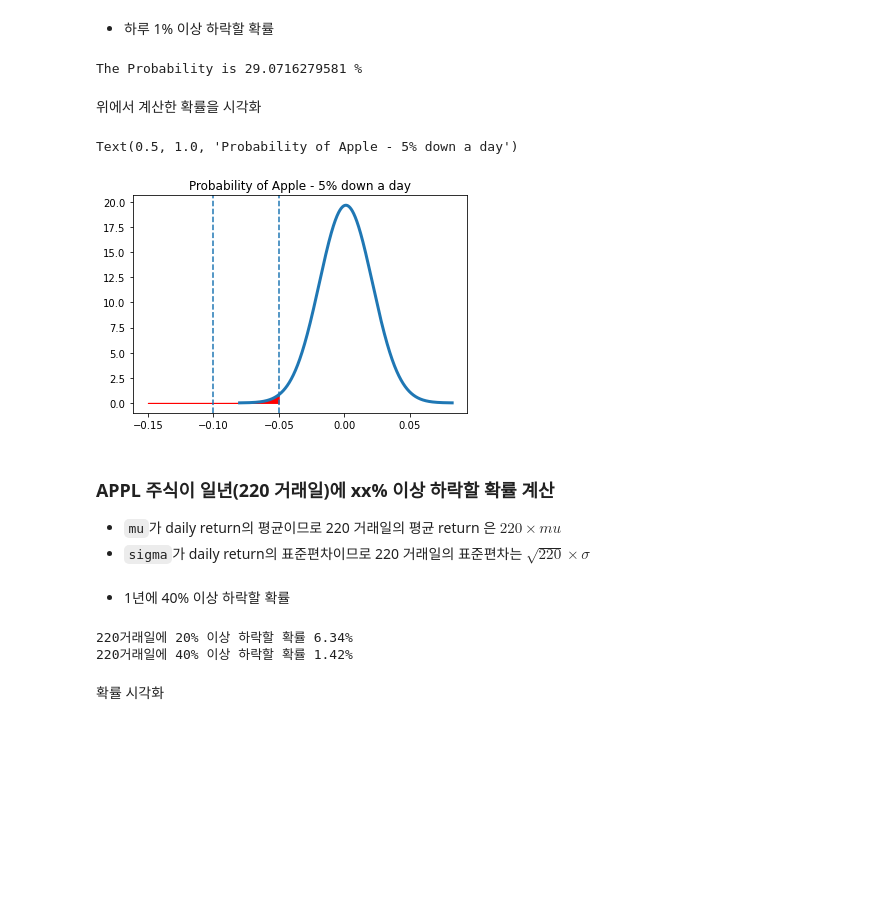
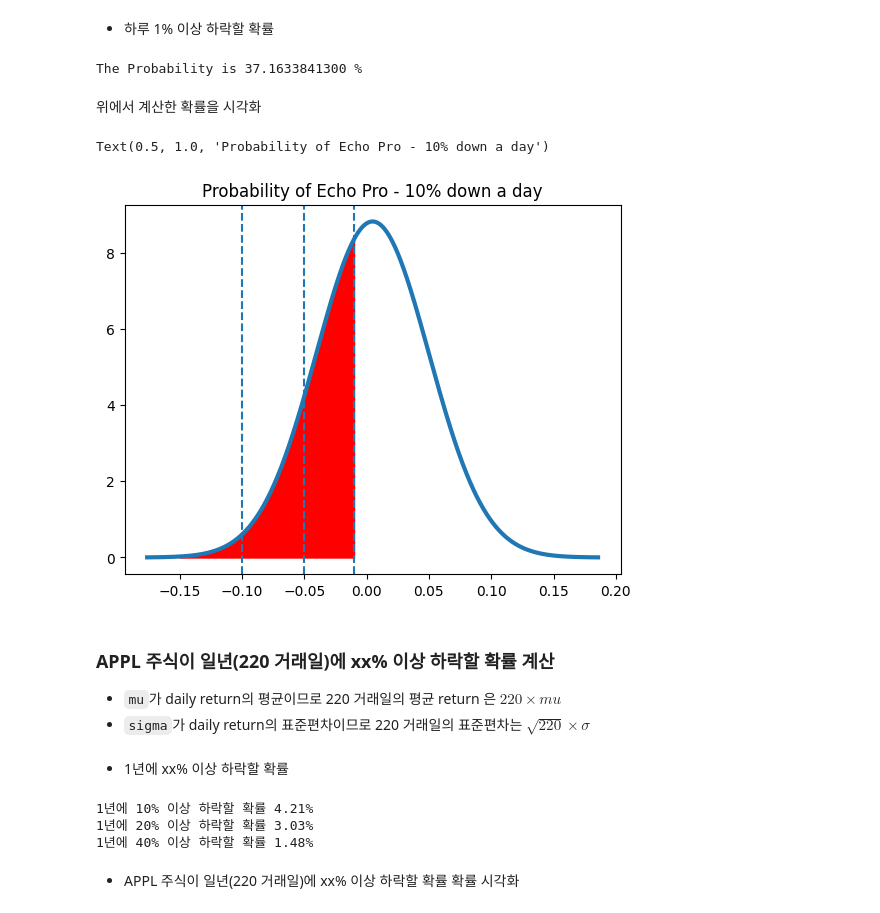
Before and after one commit to ironmanciti/Finance_ML_Lecture, a Jupyter notebook: 045_VaR_Risk.ipynb, the cells around one changed output. Cells and saved outputs as stored; diff of their text form; code cells hidden in the pictures; blank space fills up the shorter version.

```diff
--- a/045_VaR_Risk.ipynb
+++ b/045_VaR_Risk.ipynb
@@ -12,4 +21,10 @@ import numpy as np
 import pandas as pd
 import matplotlib.pyplot as plt
 from scipy.stats import norm
-import pandas_datareader as data_reader
+import FinanceDataReader as fdr
+
+# ticker = 'AAPL'
+# ticker_name = "Apple"
+
+ticker = '086520'
+ticker_name = "Echo Pro"
@@ -26,0 +31,3 @@ aapl.head()
+# %%
+df = fdr.DataReader(ticker, start="2020-01-01")
+df.head()
@@ -27,6 +42,6 @@ aapl.head()
 # %% [markdown]
 - 로그 수익률 계산
 # %%
-aapl['LogReturn'] = np.log(aapl['Adj Close']) - np.log(aapl['Adj Close'].shift(1))
-aapl.head()
+df['LogReturn'] = np.log(df['Close']) - np.log(df['Close'].shift(1))
+df.head()
 # %% [output]
@@ -53,8 +68,8 @@ aapl['LogReturn'].plot(figsize=(12, 4))
 표본 표준편차의 경우 공식에서 `n – 1` (ddof=1)을 사용합니다. n을 사용하면 변동성을 일관되게 과소평가하는 편향된 추정치를 얻을 수 있기 때문입니다. 표본 표준 편차는 모집단의 실제 표준 편차보다 낮은 경향이 있습니다.
 표본 n을 n – 1로 줄이면 표준 편차가 인위적으로 커지므로 보수적인 변동성 추정치를 얻을 수 있습니다.
 # %%
-mu = aapl['LogReturn'].mean()
-sigma = aapl['LogReturn'].std(ddof=1)  # sample - 1
+mu = df['LogReturn'].mean()
+sigma = df['LogReturn'].std(ddof=1)  # sample - 1
 
-print(mu, sigma)
+print(f"{ticker_name}의 일일 수익률 평균은 {mu:.5f} 이고, 표준 편차는 {sigma: .5f}이다")
 # %% [output]
@@ -122,39 +146,58 @@ The Probability is 0.0000302276 %
 prob = norm.cdf(-0.01, mu, sigma)
 print('The Probability is {:.10f} %'.format(prob * 100))
 # %% [output]
-The Probability is 29.0716279581 %
+The Probability is 37.1633841300 %
 # %% [markdown]
 위에서 계산한 확률을 시각화
 # %%
+# 평균이 mu이고 표준편차가 sigma인 정규분포 객체를 생성합니다.
 iq = norm(mu, sigma)
+
+# mu 주위에 4*sigma 범위의 값을 가진 배열을 생성합니다.
 x = np.arange(mu-4*sigma, mu+4*sigma, 0.00001)
 
+# 확률 밀도 함수를 그립니다.
 plt.plot(x, iq.pdf(x), linewidth=3)
+
+# x 축에서 -0.01, -0.05, -0.1 위치에 수직선을 그립니다.
+plt.axvline(-0.01, ls='--')
 plt.axvline(-0.05, ls='--')
 plt.axvline(-0.1, ls='--')
 
-xrange = np.arange(-0.15, -0.05, 0.0001)
+# x 축에서 -0.15에서 -0.01 사이의 값을 가진 배열을 생성합니다.
+xrange = np.arange(-0.15, -0.01, 0.0001)
+
+# 해당 범위에서 확률 밀도 함수 아래 영역을 채워 시각화합니다.
 plt.fill_between(xrange, y1=norm.pdf(xrange, mu, sigma), y2=0, color='red')
-plt.title("Probability of Apple - 5% down a day")
+
+plt.title(f"Probability of {ticker_name} - 10% down a day")
 # %% [output]
-Text(0.5, 1.0, 'Probability of Apple - 5% down a day')
+Text(0.5, 1.0, 'Probability of Echo Pro - 10% down a day')
-[figure, old version]
+[figure, new version]
 # %% [markdown]
 ### APPL 주식이 일년(220 거래일)에 xx% 이상 하락할 확률 계산
 
 - `mu`가 daily return의 평균이므로 220 거래일의 평균 return 은 $220 \times mu $
 - `sigma`가 daily return의 표준편차이므로 220 거래일의 표준편차는 $\sqrt{220} \times \sigma$
 # %% [markdown]
-- 1년에 40% 이상 하락할 확률
+- 1년에 xx% 이상 하락할 확률
 # %%
 mu220 = 220 * mu
 sigma220 = (220 ** 0.5) * sigma
 
-print('220거래일에 20% 이상 하락할 확률 {:.2f}% '.format(norm.cdf(-0.2, mu220, sigma220)*100))
-print('220거래일에 40% 이상 하락할 확률 {:.2f}%'.format(norm.cdf(-0.4, mu220, sigma220)*100))
+#평균이 mu220이고 표준편차가 sigma220인 정규분포에서 -0.1 이하의 값이 나올 확률
+p = norm.cdf(-0.1, mu220, sigma220)*100
+print('1년에 10% 이상 하락할 확률 {:.2f}% '.format(p))
+#평균이 mu220이고 표준편차가 sigma220인 정규분포에서 -0.2 이하의 값이 나올 확률
+p = norm.cdf(-0.2, mu220, sigma220)*100
+print('1년에 20% 이상 하락할 확률 {:.2f}% '.format(p))
+#평균이 mu220이고 표준편차가 sigma220인 정규분포에서 -0.3 이하의 값이 나올 확률
+p = norm.cdf(-0.4, mu220, sigma220)*100
+print('1년에 40% 이상 하락할 확률 {:.2f}%'.format(p))
 # %% [output]
-220거래일에 20% 이상 하락할 확률 6.34%
-220거래일에 40% 이상 하락할 확률 1.42%
+1년에 10% 이상 하락할 확률 4.21%
+1년에 20% 이상 하락할 확률 3.03%
+1년에 40% 이상 하락할 확률 1.48%
-# %% [markdown]
-확률 시각화
+# %% [markdown]
+- APPL 주식이 일년(220 거래일)에 xx% 이상 하락할 확률 확률 시각화
 # %%
```
Also changed, not shown: parts of 27 cells of this notebook, 30 other files.
